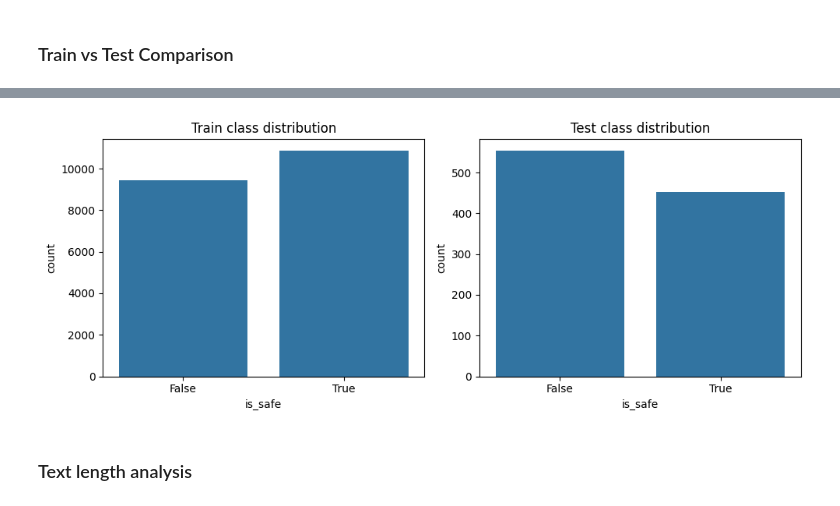
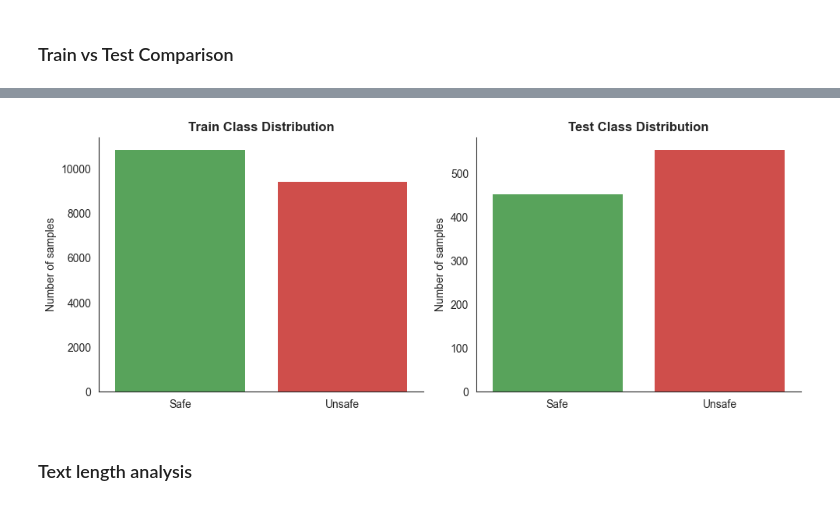
Before and after one commit to carolinapires03/NLP-project1, a Jupyter notebook: notebooks/01.EDA.ipynb, the cells around one changed output, grey strips where cells are left out. Drawn from its saved outputs; the diff is of its cells as text; code cells hidden in the pictures.

```diff
--- a/notebooks/01.EDA.ipynb
+++ b/notebooks/01.EDA.ipynb
@@ -199,17 +278,58 @@ plt.show()
 # %%
 if "is_safe" in test_df.columns:
+
+    train_df["safe_label"] = train_df["is_safe"].replace({
+        True: "Safe", False: "Unsafe",
+        "True": "Safe", "False": "Unsafe"
+    })
+
+    test_df["safe_label"] = test_df["is_safe"].replace({
+        True: "Safe", False: "Unsafe",
+        "True": "Safe", "False": "Unsafe"
+    })
+
     fig, axes = plt.subplots(1, 2, figsize=(10, 4))
+    sns.set_style("white")
 
-    sns.countplot(data=train_df, x="is_safe", ax=axes[0])
-    axes[0].set_title("Train class distribution")
+    palette = {"Safe": "#4CAF50", "Unsafe": "#E53935"}
 
-    sns.countplot(data=test_df, x="is_safe", ax=axes[1])
-    axes[1].set_title("Test class distribution")
+    ax1 = sns.countplot(
+        data=train_df,
+        x="safe_label",
+        hue="safe_label",
+        order=["Safe", "Unsafe"],
+        hue_order=["Safe", "Unsafe"],
+        palette=palette,
+        edgecolor="none",
+        legend=False,
+        ax=axes[0]
+    )
+    axes[0].set_title("Train Class Distribution", fontsize=12, weight="bold")
+    axes[0].set_xlabel("")
+    axes[0].set_ylabel("Number of samples")
 
+
+    ax2 = sns.countplot(
+        data=test_df,
+        x="safe_label",
+        hue="safe_label",
+        order=["Safe", "Unsafe"],
+        hue_order=["Safe", "Unsafe"],
+        palette=palette,
+        edgecolor="none",
+        legend=False,
+        ax=axes[1]
+    )
+    axes[1].set_title("Test Class Distribution", fontsize=12, weight="bold")
+    axes[1].set_xlabel("")
+    axes[1].set_ylabel("Number of samples")
+
+
+    sns.despine()
     plt.tight_layout()
     plt.show()
 # %% [output]
-[figure, old version]
+[figure, new version]
 # %% [markdown]
 ### Text length analysis
 # %% [markdown]
```
Also changed, not shown: parts of 27 cells of this notebook.
